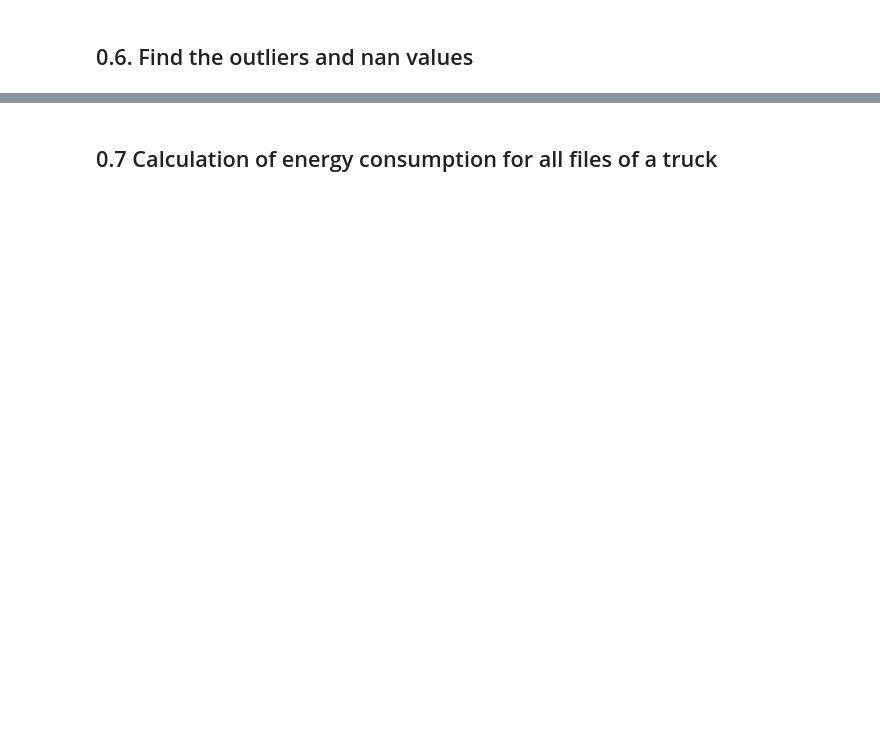
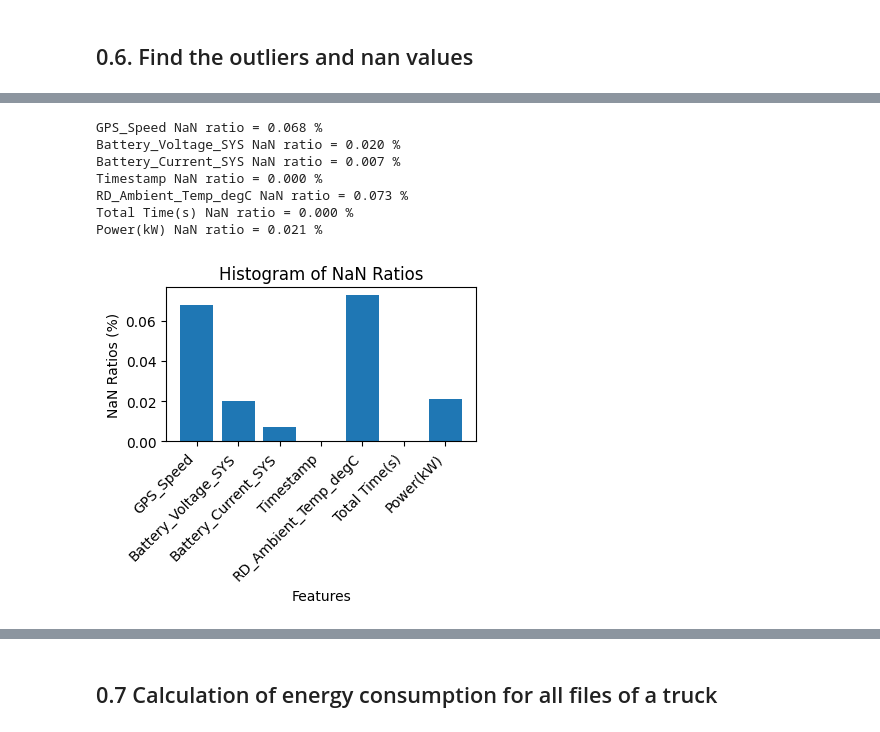
Before and after one commit to ydelipinar/Data_Based_Vehicle_Energy_Consumption_Modeling, a Jupyter notebook: ENS491_492_Project.ipynb, the cells around one changed output, grey strips where cells are left out. Cells and saved outputs as stored; diff of their text form; code cells hidden in the pictures; blank space fills up the shorter version.

```diff
--- a/ENS491_492_Project.ipynb
+++ b/ENS491_492_Project.ipynb
@@ -424,3 +418,33 @@ Power(kw) NaN ratio  =  0.0001618729797302023
+# %%
+def plot_histogram(nan_ratios, columns):
+    plt.figure(figsize=(4, 2))
+    plt.bar(columns, nan_ratios)
+    plt.xlabel('Features')
+    plt.ylabel('NaN Ratios (%)')
+    plt.xticks(rotation=45, ha='right')
+    plt.title('Histogram of NaN Ratios')
+    plt.show()
+
+
+def display_nan_ratios(df, columns=['GPS_Speed', 'Battery_Voltage_SYS', 'Battery_Current_SYS', 'Timestamp', 'RD_Ambient_Temp_degC', 'Total Time(s)', 'Power(kW)']):
+    nan_ratios = []
+    for col in columns:
+        col_nan_ratio = df[col].isna().sum() / df.shape[0] * 100
+        nan_ratios.append(col_nan_ratio)
+        print(f"{col} NaN ratio = {col_nan_ratio:.3f} %")
+
+    plot_histogram(nan_ratios, columns)
+
+display_nan_ratios(df_merged)
+# %% [output]
+GPS_Speed NaN ratio = 0.068 %
+Battery_Voltage_SYS NaN ratio = 0.020 %
+Battery_Current_SYS NaN ratio = 0.007 %
+Timestamp NaN ratio = 0.000 %
+RD_Ambient_Temp_degC NaN ratio = 0.073 %
+Total Time(s) NaN ratio = 0.000 %
+Power(kW) NaN ratio = 0.021 %
+[figure, added]
 # %%
 def nan_ratio(x):
     nan_count = x.isna().sum()
```
Also changed, not shown: parts of 8 cells of this notebook.
